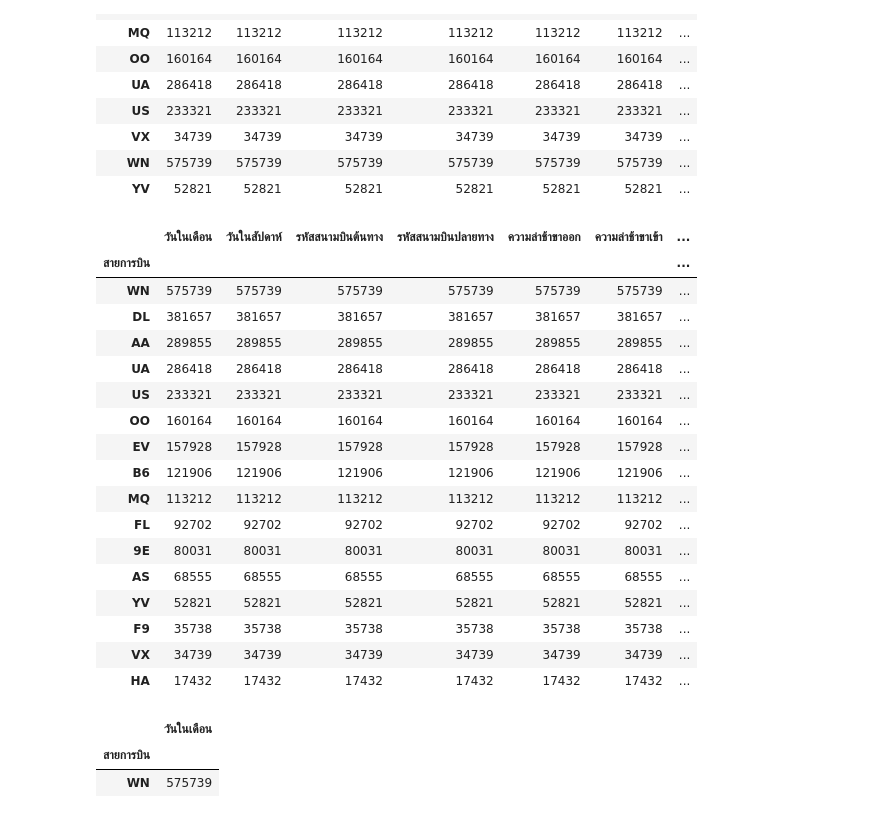
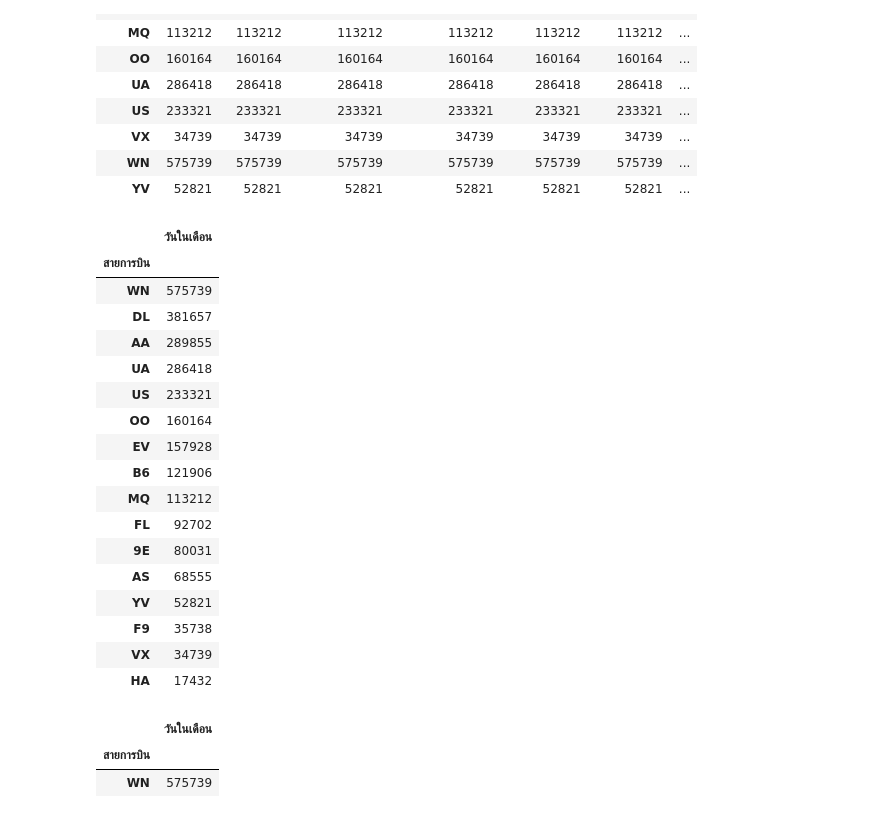
Before and after one commit to PhinyadaPhen/DWDM21, a Jupyter notebook: MiniExam.ipynb, the cells around one changed output. Drawn from its saved outputs; the diff is of its cells as text; code cells hidden in the pictures.

```diff
--- a/MiniExam.ipynb
+++ b/MiniExam.ipynb
@@ -136,26 +136,26 @@ Merge_flights_airports.groupby('สายการบิน').count() # นั
 | YV | 52821 | 52821 | 52821 | 52821 | 52821 | 52821 | ... |
 # %%
 FlightsNew = Merge_flights_airports.groupby('สายการบิน').count().sort_values(by=['วันในเดือน'],ascending=False)
-FlightsNew
+FlightsNew.iloc[:,0:1] # ตัดตารางเพื่อให้ดูข้อมูลง่ายขึ้น
 # %% [output]
-|  | วันในเดือน | วันในสัปดาห์ | รหัสสนามบินต้นทาง | รหัสสนามบินปลายทาง | ความล่าช้าขาออก | ความล่าช้าขาเข้า | ... |
-| สายการบิน |  |  |  |  |  |  | ... |
-| WN | 575739 | 575739 | 575739 | 575739 | 575739 | 575739 | ... |
-| DL | 381657 | 381657 | 381657 | 381657 | 381657 | 381657 | ... |
-| AA | 289855 | 289855 | 289855 | 289855 | 289855 | 289855 | ... |
-| UA | 286418 | 286418 | 286418 | 286418 | 286418 | 286418 | ... |
-| US | 233321 | 233321 | 233321 | 233321 | 233321 | 233321 | ... |
-| OO | 160164 | 160164 | 160164 | 160164 | 160164 | 160164 | ... |
-| EV | 157928 | 157928 | 157928 | 157928 | 157928 | 157928 | ... |
-| B6 | 121906 | 121906 | 121906 | 121906 | 121906 | 121906 | ... |
-| MQ | 113212 | 113212 | 113212 | 113212 | 113212 | 113212 | ... |
-| FL | 92702 | 92702 | 92702 | 92702 | 92702 | 92702 | ... |
-| 9E | 80031 | 80031 | 80031 | 80031 | 80031 | 80031 | ... |
-| AS | 68555 | 68555 | 68555 | 68555 | 68555 | 68555 | ... |
-| YV | 52821 | 52821 | 52821 | 52821 | 52821 | 52821 | ... |
-| F9 | 35738 | 35738 | 35738 | 35738 | 35738 | 35738 | ... |
-| VX | 34739 | 34739 | 34739 | 34739 | 34739 | 34739 | ... |
-| HA | 17432 | 17432 | 17432 | 17432 | 17432 | 17432 | ... |
+|  | วันในเดือน |
+| สายการบิน |  |
+| WN | 575739 |
+| DL | 381657 |
+| AA | 289855 |
+| UA | 286418 |
+| US | 233321 |
+| OO | 160164 |
+| EV | 157928 |
+| B6 | 121906 |
+| MQ | 113212 |
+| FL | 92702 |
+| 9E | 80031 |
+| AS | 68555 |
+| YV | 52821 |
+| F9 | 35738 |
+| VX | 34739 |
+| HA | 17432 |
 # %%
 MaxFlight = FlightsNew.iloc[:1,:1] # สายการบินที่มีเที่ยวบินมากที่สุด
 MaxFlight
```
Also changed, not shown: parts of 6 cells of this notebook.
